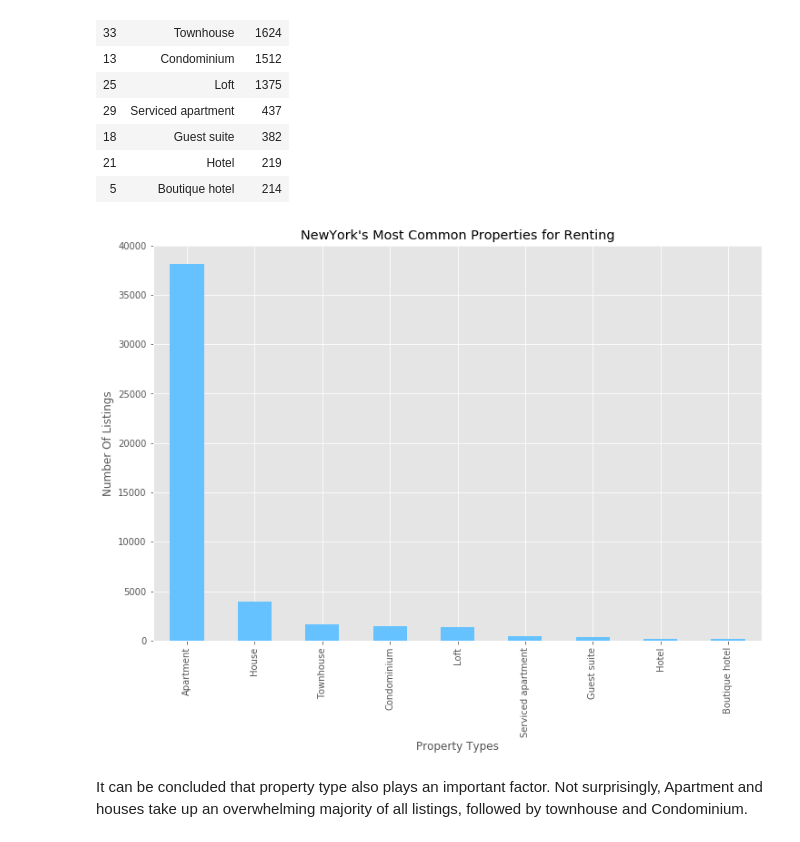
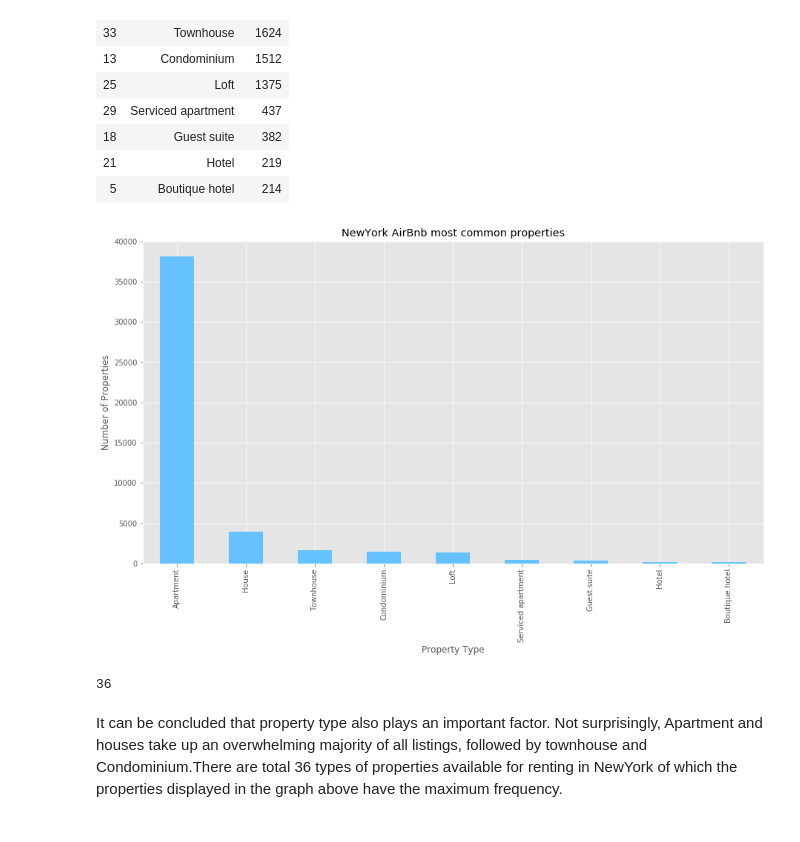
Before and after one commit to amitborkar98/AIRBNB-NewYork, a Jupyter notebook: analysis.ipynb, the cells around one changed output. Saved outputs shown, nothing was run; the diff lists cells and outputs as text; code cells hidden in the pictures.

Commit message:
Question1 analysed with all the required descriptive statistics and graphs.

```diff
--- a/analysis.ipynb
+++ b/analysis.ipynb
@@ -98,6 +98,6 @@ calendar.head()
 # %%
-#grouping property types by their id count and sorting them according in descing order
-common_properties=listings.groupby(['property_type']).count()['id'].reset_index().sort_values(ascending=False, by='id').head(9)
+#grouping the property types according to their frequency
+common_properties = listings.groupby('property_type').count()['id'].reset_index().sort_values(by='id',ascending=False).head(9)
 common_properties
 # %% [output]
 |  | property_type | id |
@@ -113,17 +113,21 @@ common_properties
 # %%
 #plotting the data of the table above
 plt.style.use('ggplot');
 
 common_properties.plot(kind='bar',
            x='property_type',
            y='id',
            color = '#66c2ff',
-           figsize =(12,8),
-           title = "NewYork's Most Common Properties for Renting",
+           figsize =(15,8),
+           title = "NewYork AirBnb most common properties",
            legend = False);
-plt.xlabel('Property Types')
-plt.ylabel('Number Of Listings');
+plt.xlabel('Property Type');
+plt.ylabel('Number of Properties');
 # %% [output]
-[figure, old version]
+[figure, new version]
+# %%
+listings.property_type.value_counts().count()
+# %% [output]
+36
 # %% [markdown]
-It can be concluded that property type also plays an important factor. Not surprisingly, Apartment and houses take up an overwhelming majority of all listings, followed by townhouse and Condominium.
+It can be concluded that property type also plays an important factor. Not surprisingly, Apartment and houses take up an overwhelming majority of all listings, followed by townhouse and Condominium.There are total 36 types of properties available for renting in NewYork of which the properties displayed in the graph above have the maximum frequency.
```
Also changed, not shown: parts of 8 cells of this notebook.
